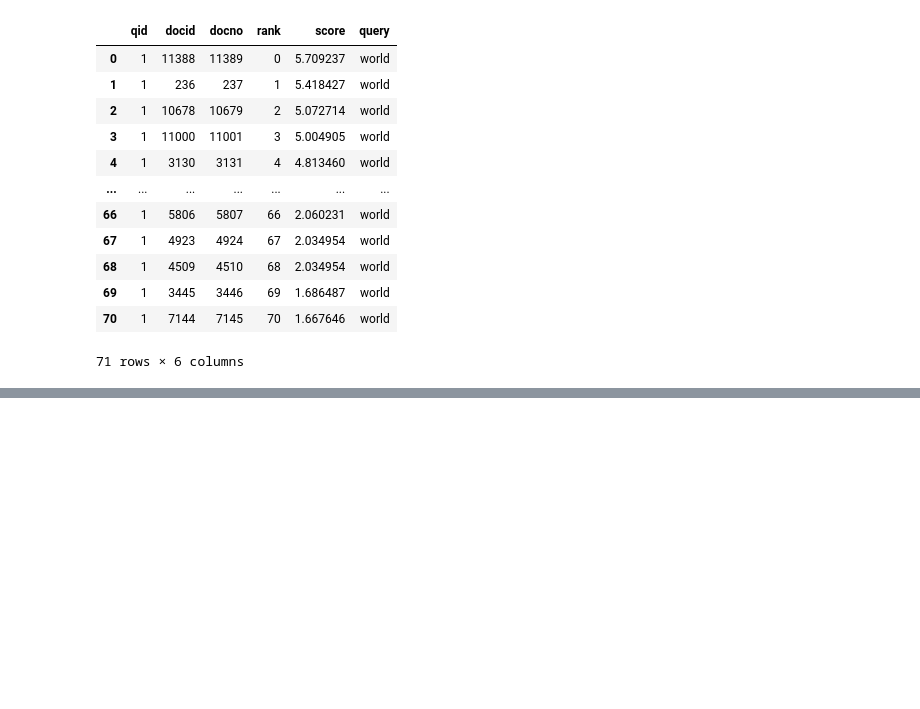
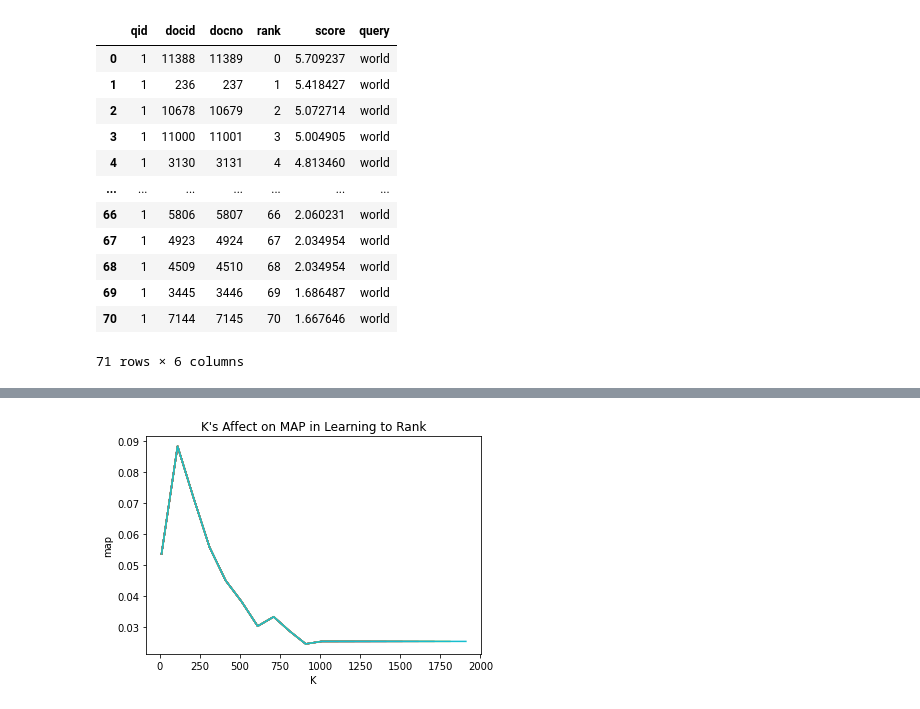
Before and after one commit to bahdaharchive/ir_project_3, a Jupyter notebook: notebooks/k-experiment.ipynb, the cells around one changed output, grey strips where cells are left out. Drawn from its saved outputs; the diff is of its cells as text; code cells hidden in the pictures; blank space fills up the shorter version.

Commit message:
added model and time experiments

```diff
--- a/notebooks/k-experiment.ipynb
+++ b/notebooks/k-experiment.ipynb
@@ -114,0 +113,4 @@ run_experiment(ltr_model, "ndcg", title = "K's Affect on NDCG in Learning to Ran
+# %%
+run_experiment(ltr_model, "map",incrementer=100,finish=2000, title = "K's Affect on MAP in Learning to Rank")
+# %% [output]
+[figure, added]
```
Also changed, not shown: parts of 6 cells of this notebook.
